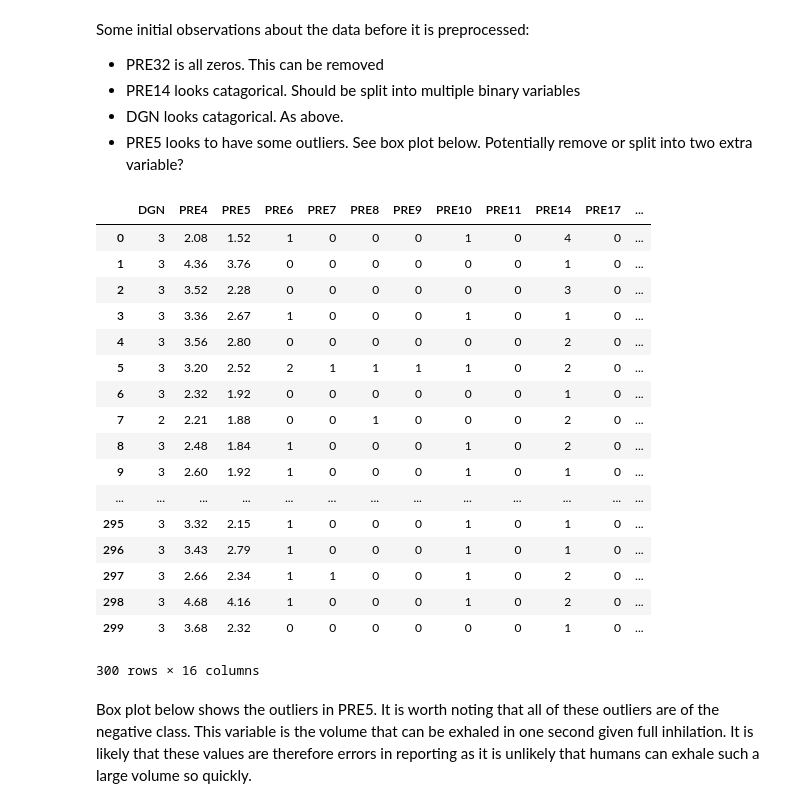
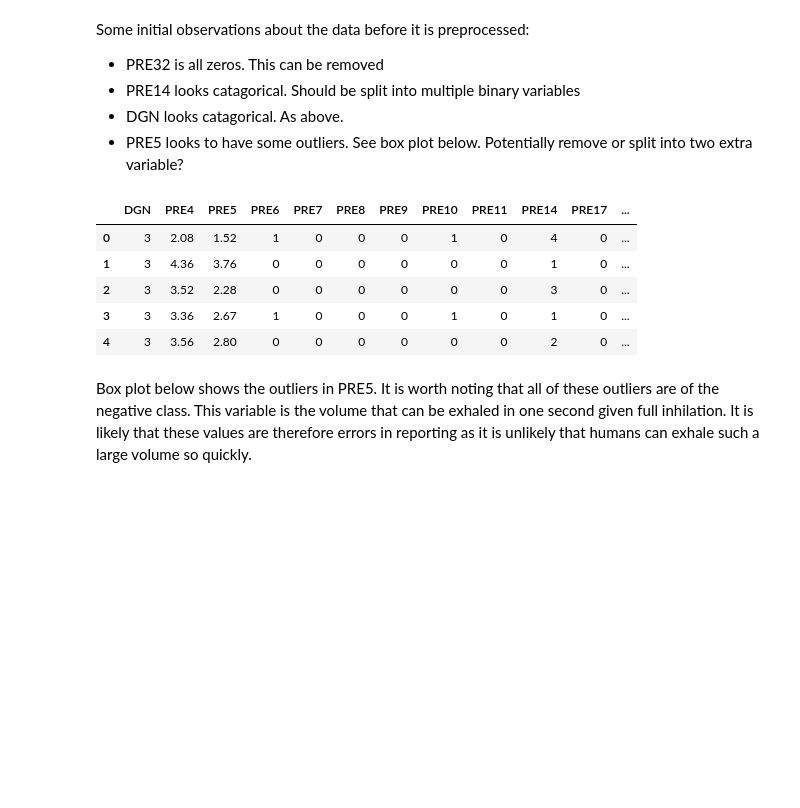
Before and after one commit to samueljackson92/SEM6420-machine-learning, a Jupyter notebook: src/Analysis.ipynb, the cells around one changed output. Cells and saved outputs as stored; diff of their text form; code cells hidden in the pictures; blank space fills up the shorter version.

```diff
--- a/src/Analysis.ipynb
+++ b/src/Analysis.ipynb
@@ -38,26 +38,14 @@ Some initial observations about the data before it is preprocessed:
  - DGN looks catagorical. As above.
  - PRE5 looks to have some outliers. See box plot below. Potentially remove or split into two extra variable?
 # %%
-X
+X.head()
 # %% [output]
 |  | DGN | PRE4 | PRE5 | PRE6 | PRE7 | PRE8 | PRE9 | PRE10 | PRE11 | PRE14 | PRE17 | ... |
 | 0 | 3 | 2.08 | 1.52 | 1 | 0 | 0 | 0 | 1 | 0 | 4 | 0 | ... |
 | 1 | 3 | 4.36 | 3.76 | 0 | 0 | 0 | 0 | 0 | 0 | 1 | 0 | ... |
 | 2 | 3 | 3.52 | 2.28 | 0 | 0 | 0 | 0 | 0 | 0 | 3 | 0 | ... |
 | 3 | 3 | 3.36 | 2.67 | 1 | 0 | 0 | 0 | 1 | 0 | 1 | 0 | ... |
 | 4 | 3 | 3.56 | 2.80 | 0 | 0 | 0 | 0 | 0 | 0 | 2 | 0 | ... |
-| 5 | 3 | 3.20 | 2.52 | 2 | 1 | 1 | 1 | 1 | 0 | 2 | 0 | ... |
-| 6 | 3 | 2.32 | 1.92 | 0 | 0 | 0 | 0 | 0 | 0 | 1 | 0 | ... |
-| 7 | 2 | 2.21 | 1.88 | 0 | 0 | 1 | 0 | 0 | 0 | 2 | 0 | ... |
-| 8 | 3 | 2.48 | 1.84 | 1 | 0 | 0 | 0 | 1 | 0 | 2 | 0 | ... |
-| 9 | 3 | 2.60 | 1.92 | 1 | 0 | 0 | 0 | 1 | 0 | 1 | 0 | ... |
-| ... | ... | ... | ... | ... | ... | ... | ... | ... | ... | ... | ... | ... |
-| 295 | 3 | 3.32 | 2.15 | 1 | 0 | 0 | 0 | 1 | 0 | 1 | 0 | ... |
-| 296 | 3 | 3.43 | 2.79 | 1 | 0 | 0 | 0 | 1 | 0 | 1 | 0 | ... |
-| 297 | 3 | 2.66 | 2.34 | 1 | 1 | 0 | 0 | 1 | 0 | 2 | 0 | ... |
-| 298 | 3 | 4.68 | 4.16 | 1 | 0 | 0 | 0 | 1 | 0 | 2 | 0 | ... |
-| 299 | 3 | 3.68 | 2.32 | 0 | 0 | 0 | 0 | 0 | 0 | 1 | 0 | ... |
-300 rows × 16 columns
 # %% [markdown]
 Box plot below shows the outliers in PRE5. It is worth noting that all of these outliers are of the negative class. This variable is the volume that can be exhaled in one second given full inhilation. It is likely that these values are therefore errors in reporting as it is unlikely that humans can exhale such a large volume so quickly.
 # %%
```
Also changed, not shown: parts of 28 cells of this notebook, 2 other files.
